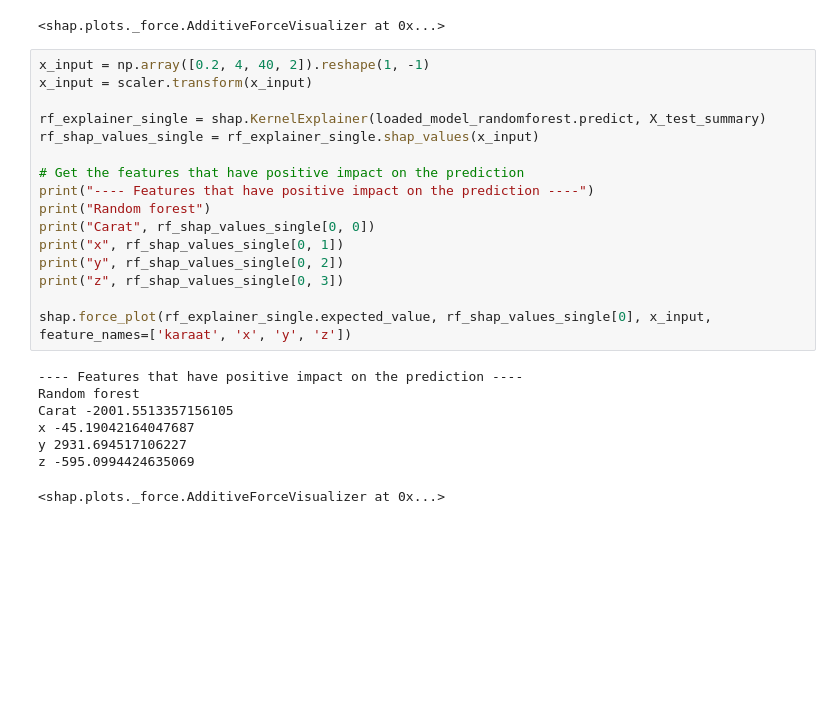
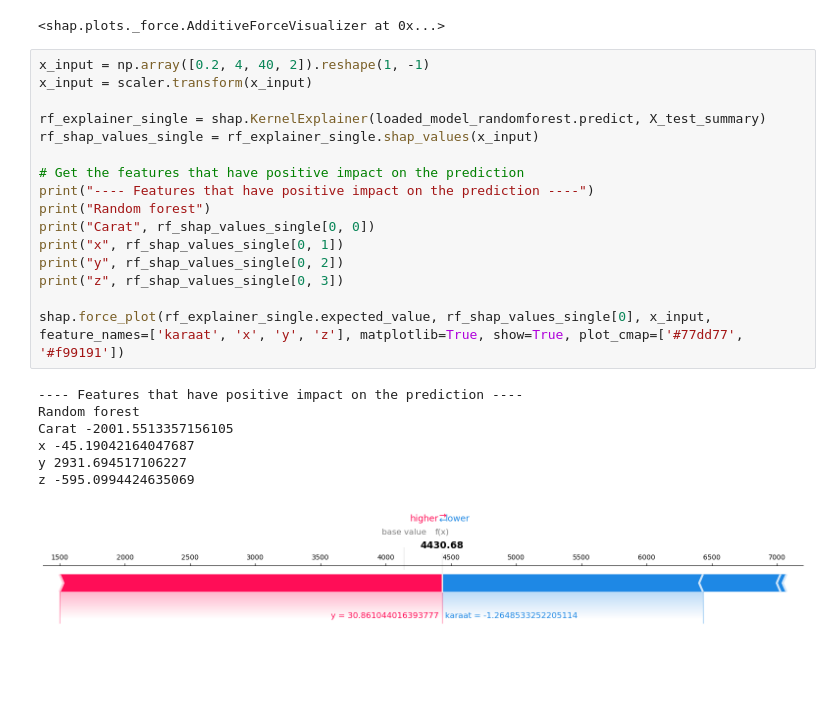
Before and after one commit to TeaDrinkingProgrammer/hcai, a Jupyter notebook: model-building/Diamond model.ipynb, the cells around one changed output. Cells and saved outputs as stored; diff of their text form; blank space fills up the shorter version.

Commit message:
Changed plot

```diff
--- a/model-building/Diamond model.ipynb
+++ b/model-building/Diamond model.ipynb
@@ -997,27 +997,27 @@ shap.force_plot(linear_explainer.expected_value, linear_shap_values[random_numbe
 # %%
 x_input = np.array([0.2, 4, 40, 2]).reshape(1, -1)
 x_input = scaler.transform(x_input)
 
 rf_explainer_single = shap.KernelExplainer(loaded_model_randomforest.predict, X_test_summary)
 rf_shap_values_single = rf_explainer_single.shap_values(x_input)
 
 # Get the features that have positive impact on the prediction
 print("---- Features that have positive impact on the prediction ----")
 print("Random forest")
 print("Carat", rf_shap_values_single[0, 0])
 print("x", rf_shap_values_single[0, 1])
 print("y", rf_shap_values_single[0, 2])
 print("z", rf_shap_values_single[0, 3])
 
-shap.force_plot(rf_explainer_single.expected_value, rf_shap_values_single[0], x_input, feature_names=['karaat', 'x', 'y', 'z'])
+shap.force_plot(rf_explainer_single.expected_value, rf_shap_values_single[0], x_input, feature_names=['karaat', 'x', 'y', 'z'], matplotlib=True, show=True, plot_cmap=['#77dd77', '#f99191'])
 # %% [output]
 ---- Features that have positive impact on the prediction ----
 Random forest
 Carat -2001.5513357156105
 x -45.19042164047687
 y 2931.694517106227
 z -595.0994424635069
-<shap.plots._force.AdditiveForceVisualizer at 0x...>
+[figure, added]
 # %%
 linear_explainer_single = shap.KernelExplainer(loaded_model_linear.predict, X_test_summary)
 linear_shap_values_single = linear_explainer.shap_values(x_input)
```
Also changed, not shown: parts of 1 cell of this notebook.
